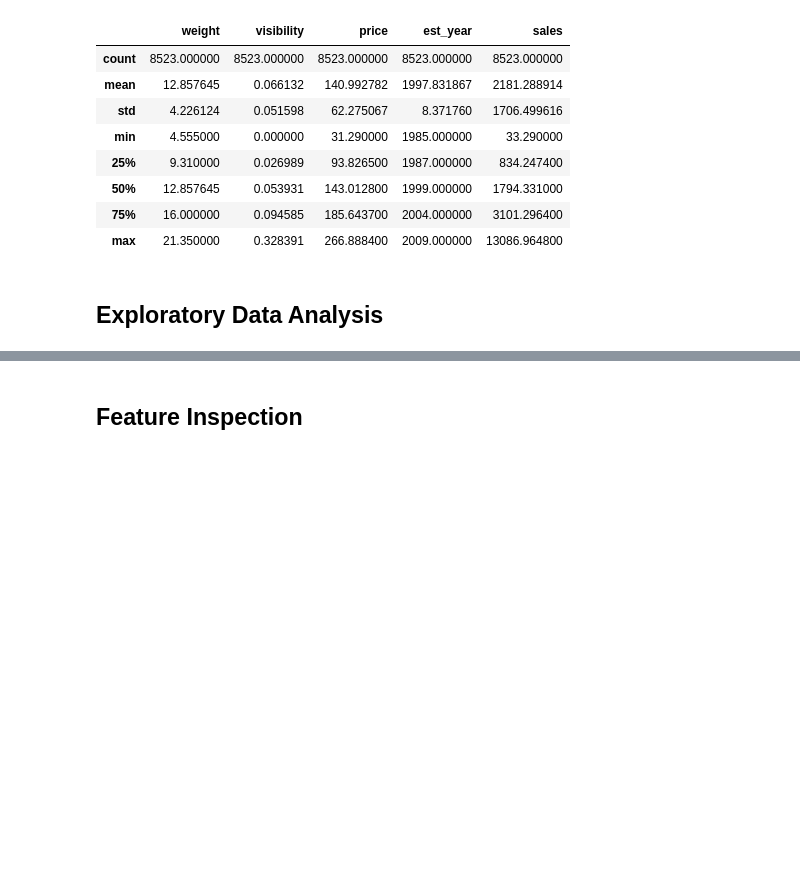
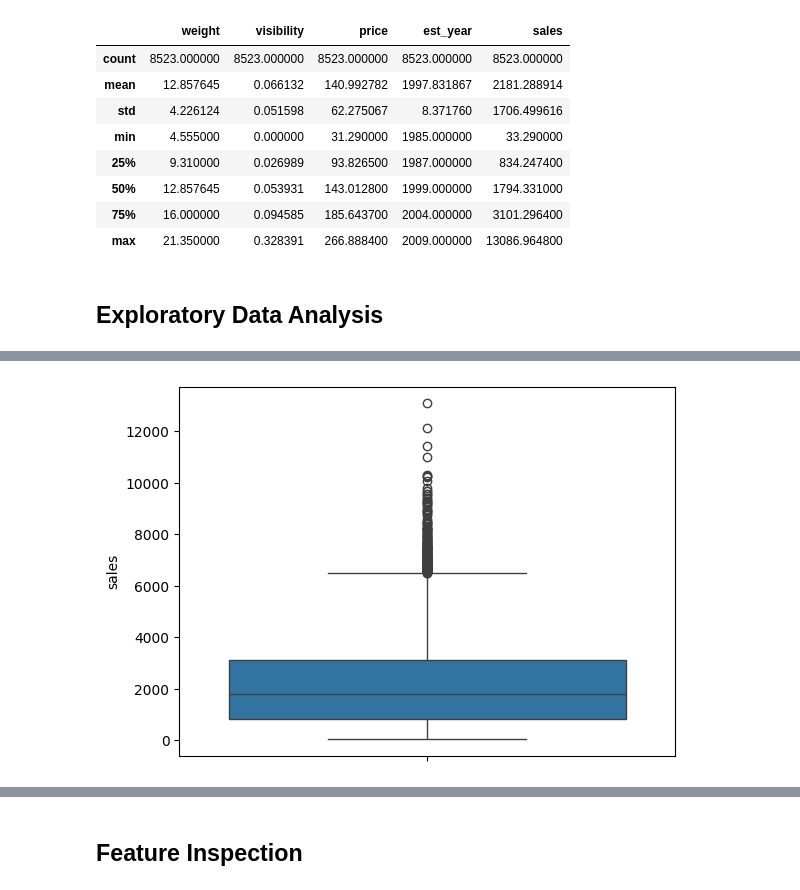
Before and after one commit to laramutair/Prediction-of-Product-Sales, a Jupyter notebook: Prediction_of_Product_Sales.ipynb, the cells around one changed output, grey strips where cells are left out. Drawn from its saved outputs; the diff is of its cells as text; code cells hidden in the pictures; blank space fills up the shorter version.

```diff
--- a/Prediction_of_Product_Sales.ipynb
+++ b/Prediction_of_Product_Sales.ipynb
@@ -340,0 +357,4 @@ num_col.describe()
+# %%
+sns.boxplot(data=df , y='sales');
+# %% [output]
+[figure, added]
```
Also changed, not shown: parts of 7 cells of this notebook.
